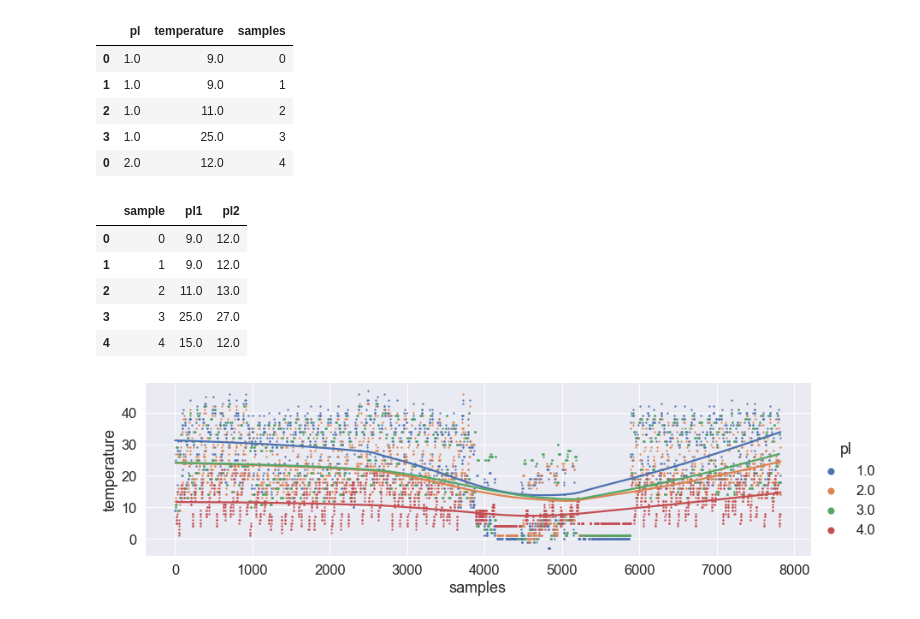
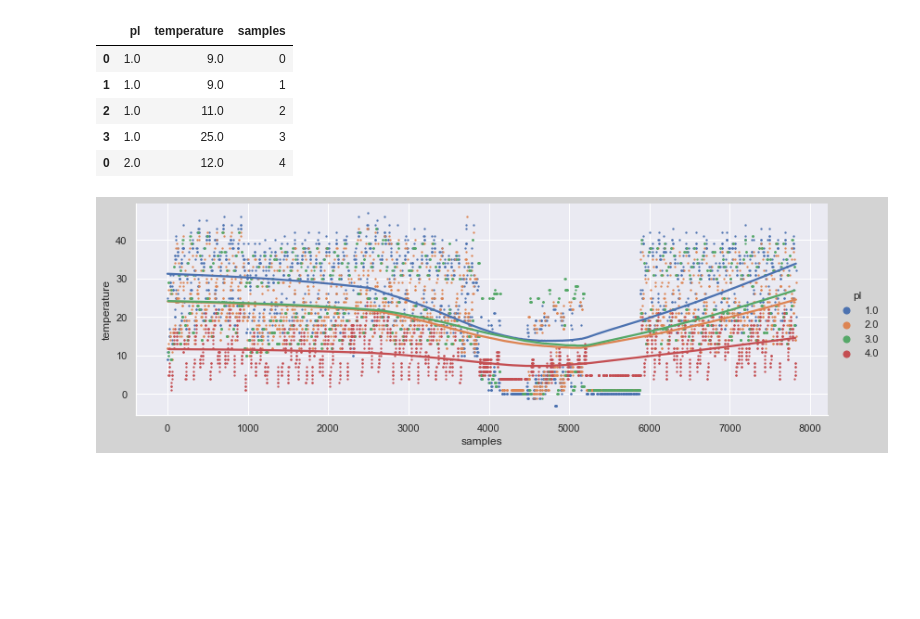
Before and after one commit to crashnester/satellite_tm_visualizer, a Jupyter notebook: notebook.ipynb, the cells around one changed output. Drawn from its saved outputs; the diff is of its cells as text; code cells hidden in the pictures; blank space fills up the shorter version.

Commit message:
change plot theme

```diff
--- a/notebook.ipynb
+++ b/notebook.ipynb
@@ -133,31 +133,27 @@ df_temperature.head()
 | 2 | 1.0 | 11.0 | 2 |
 | 3 | 1.0 | 25.0 | 3 |
 | 0 | 2.0 | 12.0 | 4 |
-# %%
-temperature = pd.DataFrame({'sample': range(len(pl1_temperatures)), 'pl1': pl1_temperatures, 'pl2': pl2_temperatures})
-temperature.head()
-# %% [output]
-|  | sample | pl1 | pl2 |
-| 0 | 0 | 9.0 | 12.0 |
-| 1 | 1 | 9.0 | 12.0 |
-| 2 | 2 | 11.0 | 13.0 |
-| 3 | 3 | 25.0 | 27.0 |
-| 4 | 4 | 15.0 | 12.0 |
 # %%
 #sns.set(rc = {'figure.figsize':(15,5)})
+sns.set_style('darkgrid')
+sns.set(rc={'figure.facecolor':'lightgray'})
+
 temperature_plot = sns.lmplot(
     x='samples',
     y='temperature',
     data=df_temperature,
     hue='pl',
     lowess=True,
-    scatter_kws={"s": 2},
+    scatter_kws={'s': 2},
     height=4,
-    aspect=3
+    aspect=2.8
 )
+
+sns.set(font_scale=0)
+sns.set(font_scale=1.1)
 
 for lh in temperature_plot._legend.legendHandles:
     lh.set_alpha(1)
     lh.set_sizes([50])
 # %% [output]
-[figure, old version]
+[figure, new version]
```
